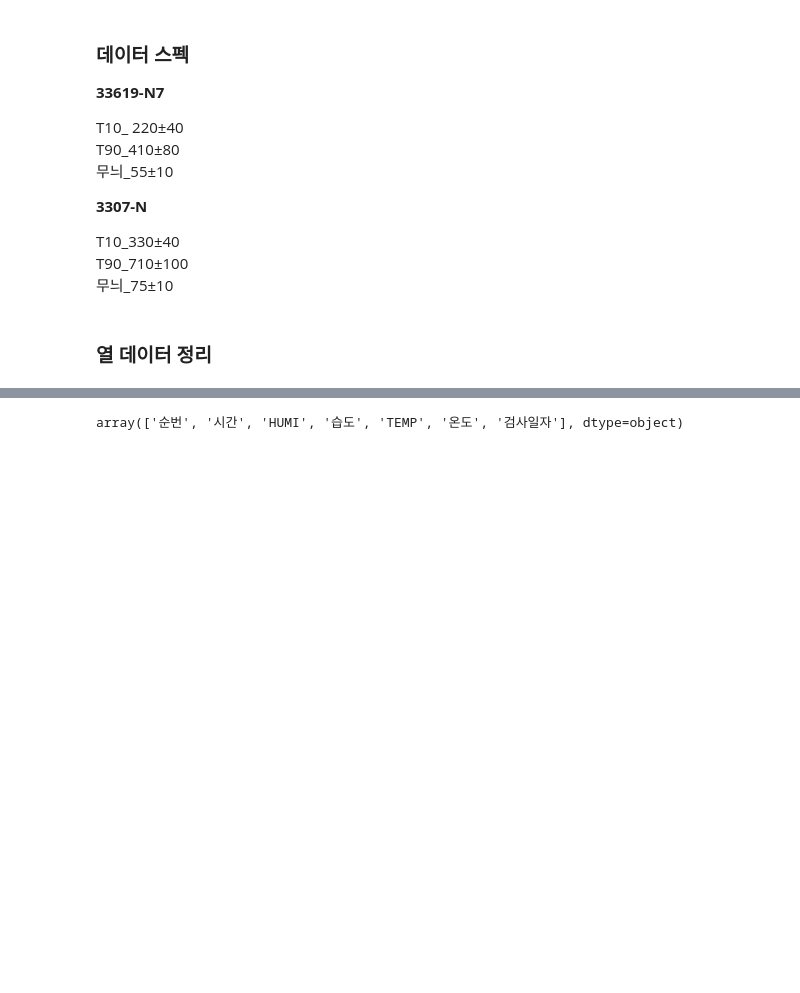
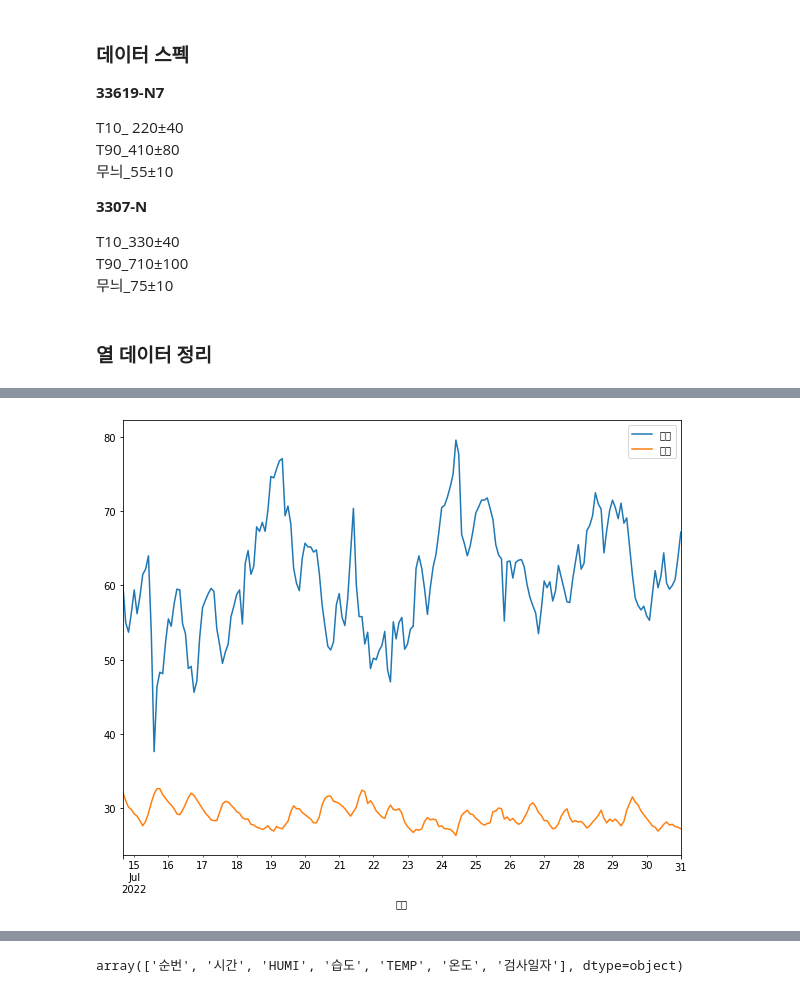
Before and after one commit to Hansol03/Relation-analysis-of-temp-hum-in-rubber-belt-manufacturing-process-, a Jupyter notebook: temp_humi.ipynb, the cells around one changed output, grey strips where cells are left out. Drawn from its saved outputs; the diff is of its cells as text; code cells hidden in the pictures; blank space fills up the shorter version.

```diff
--- a/temp_humi.ipynb
+++ b/temp_humi.ipynb
@@ -377,0 +404,4 @@ dtype: object
+# %%
+# 데이터를 월별로 나눠서 각 월별 온도 습도 변화 추이 확인
+july = df.query('"2022-07-14" <= 시간 <= "2022-07-31"')
+july
@@ -377,0 +422,6 @@ dtype: object
+# %%
+plt.rcParams['figure.figsize'] = [10,8]
+july.plot.line(x='시간', y=['습도', '온도'])
+plt.show()
+# %% [output]
+[figure, added]
```
Also changed, not shown: parts of 59 cells of this notebook.
